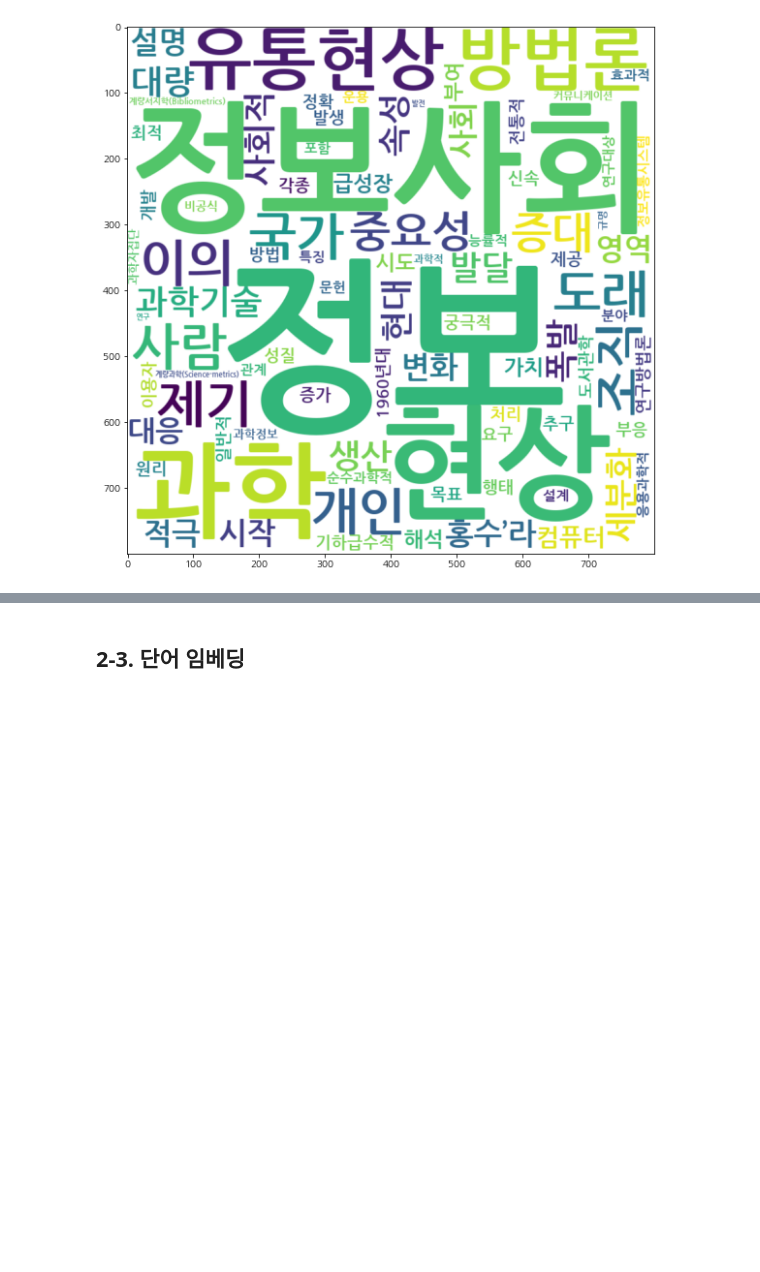
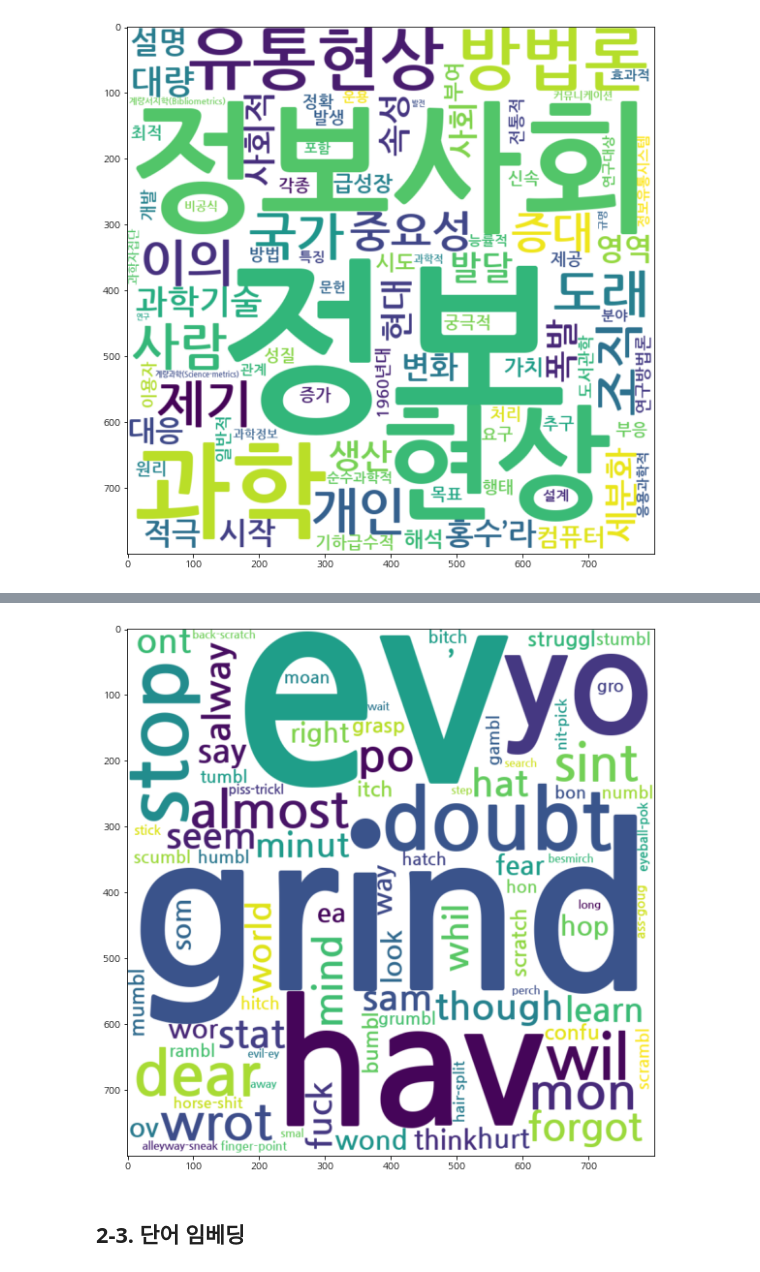
Before and after one commit to An-JIeun/portfolio, a Jupyter notebook: 텍스트마이닝_수업/textmining_study.ipynb, the cells around one changed output, grey strips where cells are left out. Drawn from its saved outputs; the diff is of its cells as text; code cells hidden in the pictures; blank space fills up the shorter version.

```diff
--- a/텍스트마이닝_수업/textmining_study.ipynb
+++ b/텍스트마이닝_수업/textmining_study.ipynb
@@ -147,0 +169,8 @@ DO
+# %%
+def stemmer(token_list, stemmer):
+    for i in range(len(token_list)):
+        token_list[i] = stemmer.stem(token_list[i])
+    print(token_list)
+    return token_list
+# %%
+porter = stemmer(tokens1, PorterStemmer())
@@ -149,0 +201,6 @@ DO
+# %%
+lemmatizer = WordNetLemmatizer()
+lemma=[]
+for i in range(len(porter)):
+    lemma.append(lemmatizer.lemmatize(tokens1[i]))
+print(porter)
@@ -152,2 +227,12 @@ DO
 # %% [markdown]
 ### 1-2-5. 불용어 제거
+# %%
+nltk.download('stopwords')
+from nltk.corpus import stopwords
+stopword_li = set(stopwords.words('english'))
+cleaned = []
+puncts = [",","!","(",")",".",'“','”']
+for x in lemma:
+    if (x not in stopword_li) and (x not in puncts):
+        cleaned.append(x)
+print(cleaned)
@@ -181,2 +296,11 @@ plt.show()
+# %%
+fig = plt.figure(figsize = (10, 10))
+count = Counter(cleaned)
+
+wordcloud = wordcloud.generate_from_frequencies(count)
+plt.imshow(wordcloud, interpolation='bilinear')
+plt.show()
+# %% [output]
+[figure, added]
 # %% [markdown]
 ## 2-3. 단어 임베딩
```
Also changed, not shown: parts of 15 cells of this notebook.
